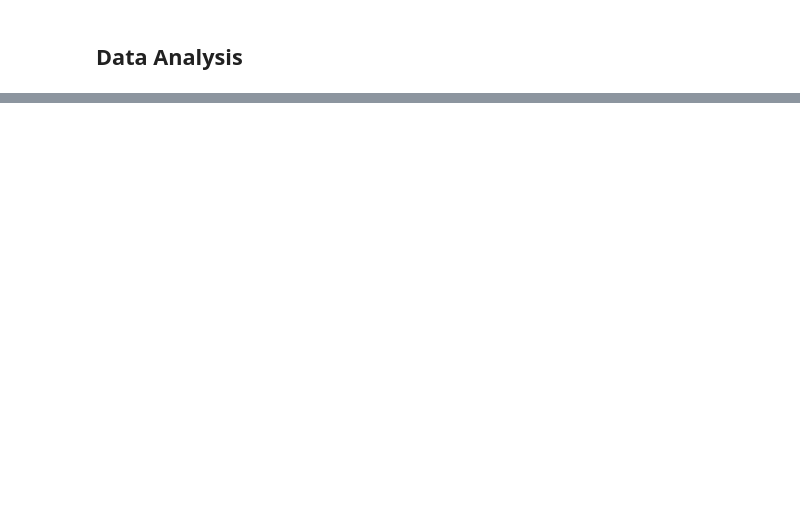
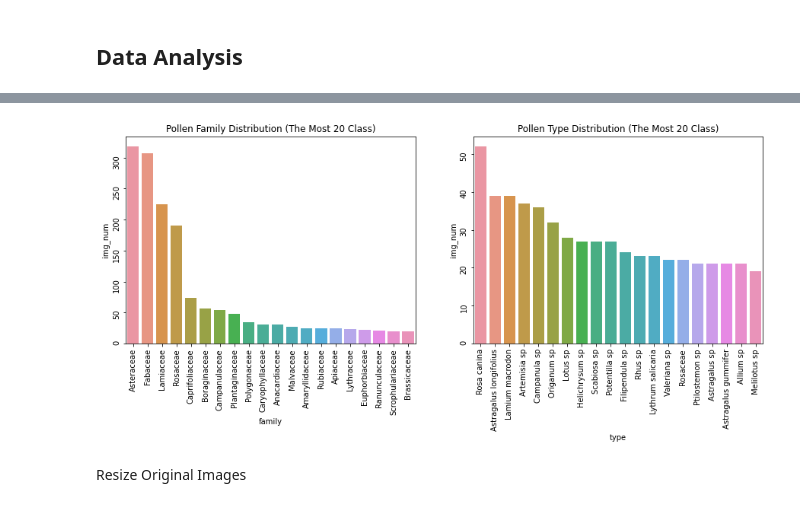
Before and after one commit to mertpekey/HoneyPollenClassification, a Jupyter notebook: notebooks/data_analysis.ipynb, the cells around one changed output, grey strips where cells are left out. Saved outputs shown, nothing was run; the diff lists cells and outputs as text; code cells hidden in the pictures; blank space fills up the shorter version.

```diff
--- a/notebooks/data_analysis.ipynb
+++ b/notebooks/data_analysis.ipynb
@@ -467,0 +280,14 @@ We should definitely use data augmentation. We have just a few samples for most
+# %%
+fig, ax = plt.subplots(nrows=1, ncols=2, figsize=(15,5))
+
+sns.barplot(x = 'family', y = 'img_num',data = family_amt_df.iloc[:20], ax=ax[0])
+sns.barplot(x = 'type', y = 'img_num',data = type_amt_df.iloc[:20], ax=ax[1])
+ax[0].set(title = 'Pollen Family Distribution (The Most 20 Class)')
+ax[0].tick_params(labelrotation=90)
+ax[1].set(title = 'Pollen Type Distribution (The Most 20 Class)')
+ax[1].tick_params(labelrotation=90)
+plt.show()
+# %% [output]
+[figure, added]
+# %% [markdown]
+Resize Original Images
```
Also changed, not shown: parts of 30 cells of this notebook, 10 other files.
